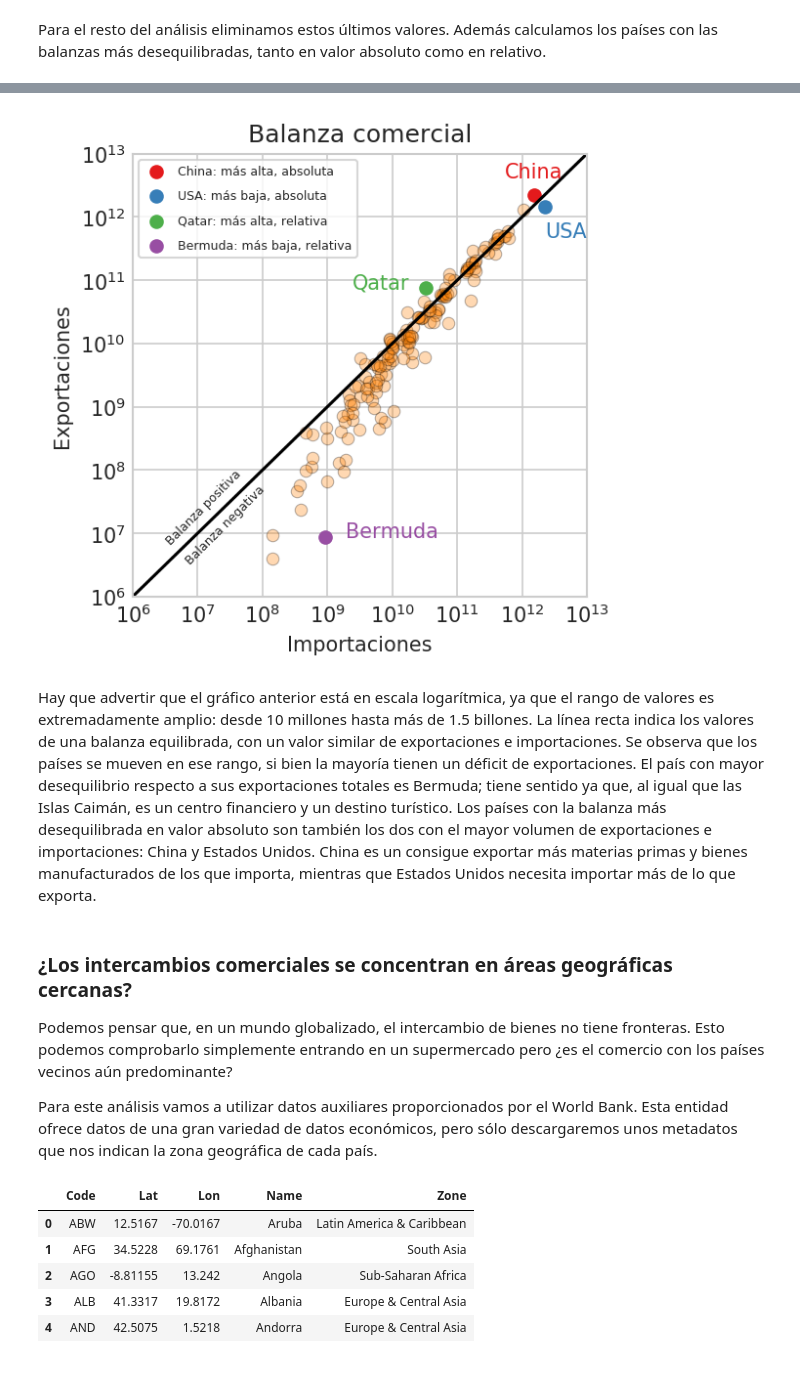
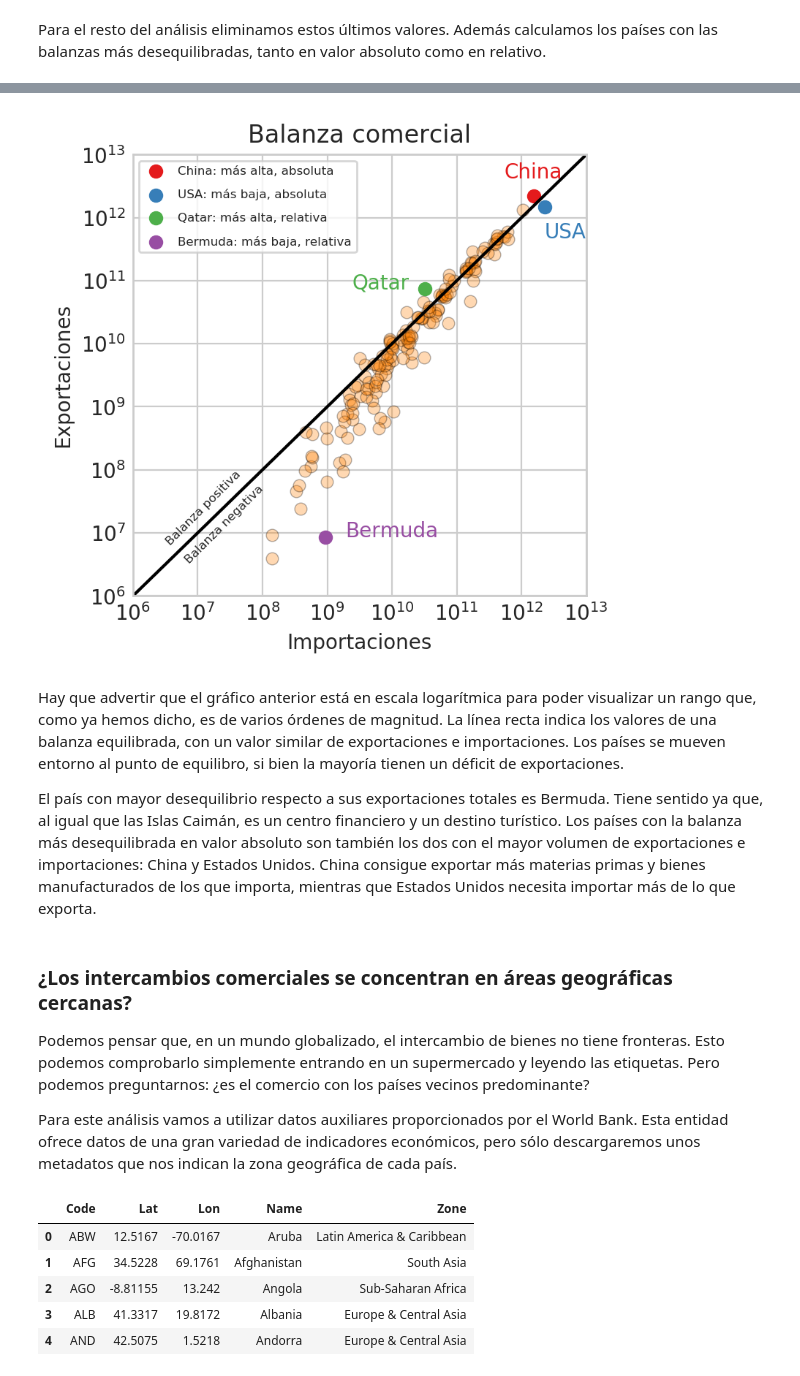
Before and after one commit to srayuso/dsuah-comtrade, a Jupyter notebook: Python-PEC1.ipynb, the cells around one changed output, grey strips where cells are left out. Saved outputs shown, nothing was run; the diff lists cells and outputs as text; code cells hidden in the pictures.

```diff
--- a/Python-PEC1.ipynb
+++ b/Python-PEC1.ipynb
@@ -79,14 +101,18 @@ En primer lugar vamos a identificar un año sobre el que dispongamos de suficien
 # %%
+# a lo largo de esta seccion bifurcaremos el código en función de si queremos depender de la API o
+# de los datos ya consolidados
+
 if get_data_from_API:
     availability_url = 'https://comtrade.un.org/api/refs/da/view?fmt=csv'
     availability_resp = rq.get(availability_url)
 
-    # la API devuelve un CSV en el cuerto de la resputa
+    # la API devuelve un CSV en el cuerpo de la respuesta
     # inicializamos un dataframe desde esta string, sin escribir en disco
     availability_df = pd.read_csv(StringIO(availability_resp.text))
     availability_df.to_csv("comtrade_availability.csv", index=False)
 else:
-    availability_df = pd.read_csv("comtrade_availability.csv")
+    availability_resp = rq.get(availabilityfile_github)
+    availability_df = pd.read_csv(StringIO(availability_resp.text))
 
 availability_df.head()
 # %% [output]
@@ -316,5 +319,5 @@ Vamos a limpiar estos datos manteniendo una única descripción por código. Las
 if get_data_from_API:
     commodity_codes = pd.unique(df['CommodityCode'])
     descriptions = [df[df['CommodityCode'] == code].iloc[0]['Description']  for code in commodity_codes]
-    commodities = pd.DataFrame({"Code": CommodityCodes, "Description": Descriptions})
+    commodities = pd.DataFrame({"Code": commodity_codes, "Description": descriptions})
     commodities.head()
@@ -339,5 +337,16 @@ Finalmente, escribimos los datos, ya limpios, a un fichero intermedio. Como se h
-# %%
-if get_data_from_API:
-    df.to_csv("trade2015.csv", index=False)
-else:
-    df = pd.read_csv("trade2015.csv")
+# %%
+
+if get_data_from_API:
+    # la escritura a disco permite usar el fichero como caché para reiniciar los cálculos sin descargar todo de nuevo
+    df.to_csv("trade2015.csv", index=False)
+else:
+    # para facilitar la evaluación del notebook, el fichero anterior está comprimido en ZIP y alojado en Github
+    # en este caso, descargamos y descomprimimos en memoria, sin ficheros intermedios
+    # el ZIP ocupa 16 MB aprox.
+    with urlopen(tradefile_github) as zipresp:
+        with ZipFile(BytesIO(zipresp.read())) as zfile:
+            unzipped = zfile.read("trade2015.csv")
+            df = pd.read_csv(BytesIO(unzipped))
+            commodity_codes = pd.unique(df['CommodityCode'])
+            descriptions = [df[df['CommodityCode'] == code].iloc[0]['Description']  for code in commodity_codes]
+            commodities = pd.DataFrame({"Code": commodity_codes, "Description": descriptions})
@@ -380,7 +404,7 @@ bottom1Norm = df_grp.sort_values(by='BalanceNorm', ascending=True).iloc[0]
 # paleta obtenida en http://colorbrewer2.org/?type=qualitative&scheme=Set1&n=5
 colors = ['#e41a1c','#377eb8','#4daf4a','#984ea3','#ff7f00']
 
-plt.figure(figsize=(4, 4), dpi=150);
+plt.figure(figsize=(4, 4), dpi=200);
 ax = plt.axes(xscale='log', yscale='log');
 plt.xlim(1e6,1e13)
 plt.ylim(1e6,1e13);
@@ -388,7 +412,8 @@ plt.title("Balanza comercial")
 plt.xlabel("Importaciones")
 plt.ylabel("Exportaciones")
 
-
+# diagrama de puntos de todos los países
+# descargamos las etiquetas para limitar la leyenda a los 4 valores anteriores
 plt.scatter(df_grp.Import,
             df_grp.Export,
             label="_skip",
@@ -398,43 +423,46 @@ plt.scatter(df_grp.Import,
             alpha=0.3)
 
 # indicamos dónde está el punto de equilibrio
 plt.plot([1e6, 1e14], [1e6, 1e14], color="black")
 ax.text(3e6, 6e6,
         "Balanza positiva",
         {'ha': 'left', 'va': 'bottom', 'size': 6},
         rotation=45)
 
 ax.text(6e6, 3e6,
         "Balanza negativa",
         {'ha': 'left', 'va': 'bottom', 'size': 6},
         rotation=45)
 
+# marcamos los países que hemos indicado antes
 ax.scatter(top1Abs.Import, top1Abs.Export, label=top1Abs.name + ": más alta, absoluta", color=colors[0])
 ax.text(top1Abs.Import-1e12, top1Abs.Export+2e12, top1Abs.name, dict(size=10, color=colors[0]))
 ax.scatter(bottom1Abs.Import, bottom1Abs.Export, label=bottom1Abs.name + ": más baja, absoluta", color=colors[1])
 ax.text(bottom1Abs.Import, bottom1Abs.Export-1e12, bottom1Abs.name, dict(size=10, color=colors[1]));
-
 
 ax.scatter(top1Norm.Import, top1Norm.Export, label=top1Norm.name + ": más alta, relativa", color=colors[2])
 ax.text(top1Norm.Import-3e10, top1Norm.Export, top1Norm.name, dict(size=10, color=colors[2]))
 ax.scatter(bottom1Norm.Import, bottom1Norm.Export, label=bottom1Norm.name + ": más baja, relativa", color=colors[3])
 ax.text(bottom1Norm.Import+1e9, bottom1Norm.Export, bottom1Norm.name, dict(size=10, color=colors[3]));
 
 
 plt.legend(scatterpoints=1, frameon=True,
            labelspacing=1, title='',
            loc="upper left", ncol=1,
            prop={'size': 6}, );
 # %% [output]
-[figure, old version]
+[figure, new version]
 # %% [markdown]
-Hay que advertir que el gráfico anterior está en escala logarítmica, ya que el rango de valores es extremadamente amplio: desde 10 millones hasta más de 1.5 billones. La línea recta indica los valores de una balanza equilibrada, con un valor similar de exportaciones e importaciones. Se observa que los países se mueven en ese rango, si bien la mayoría tienen un déficit de exportaciones. El país con mayor desequilibrio respecto a sus exportaciones totales es Bermuda; tiene sentido ya que, al igual que las Islas Caimán, es un centro financiero y un destino turístico. Los países con la balanza más desequilibrada en valor absoluto son también los dos con el mayor volumen de exportaciones e importaciones: China y Estados Unidos. China es un consigue exportar más materias primas y bienes manufacturados de los que importa, mientras que Estados Unidos necesita importar más de lo que exporta.
+Hay que advertir que el gráfico anterior está en escala logarítmica para poder visualizar un rango que, como ya hemos dicho, es de varios órdenes de magnitud. La línea recta indica los valores de una balanza equilibrada, con un valor similar de exportaciones e importaciones. Los países se mueven entorno al punto de equilibro, si bien la mayoría tienen un déficit de exportaciones.
+
+El país con mayor desequilibrio respecto a sus exportaciones totales es Bermuda. Tiene sentido ya que, al igual que las Islas Caimán, es un centro financiero y un destino turístico. Los países con la balanza más desequilibrada en valor absoluto son también los dos con el mayor volumen de exportaciones e importaciones: China y Estados Unidos. China consigue exportar más materias primas y bienes manufacturados de los que importa, mientras que Estados Unidos necesita importar más de lo que exporta.
 # %% [markdown]
+<a id="Q2"></a>
 ### ¿Los intercambios comerciales se concentran en áreas geográficas cercanas?
 
-Podemos pensar que, en un mundo globalizado, el intercambio de bienes no tiene fronteras. Esto podemos comprobarlo simplemente entrando en un supermercado pero ¿es el comercio con los países vecinos aún predominante?
+Podemos pensar que, en un mundo globalizado, el intercambio de bienes no tiene fronteras. Esto podemos comprobarlo simplemente entrando en un supermercado y leyendo las etiquetas. Pero podemos preguntarnos: ¿es el comercio con los países vecinos predominante?
 
-Para este análisis vamos a utilizar datos auxiliares proporcionados por el World Bank. Esta entidad ofrece datos de una gran variedad de datos económicos, pero sólo descargaremos unos metadatos que nos indican la zona geográfica de cada país.
+Para este análisis vamos a utilizar datos auxiliares proporcionados por el World Bank. Esta entidad ofrece datos de una gran variedad de indicadores económicos, pero sólo descargaremos unos metadatos que nos indican la zona geográfica de cada país.
 # %%
 if get_data_from_API:
     # documentación de la API en https://datahelpdesk.worldbank.org/knowledgebase/articles/902049
```
Also changed, not shown: parts of 46 cells of this notebook, 1 other file.
